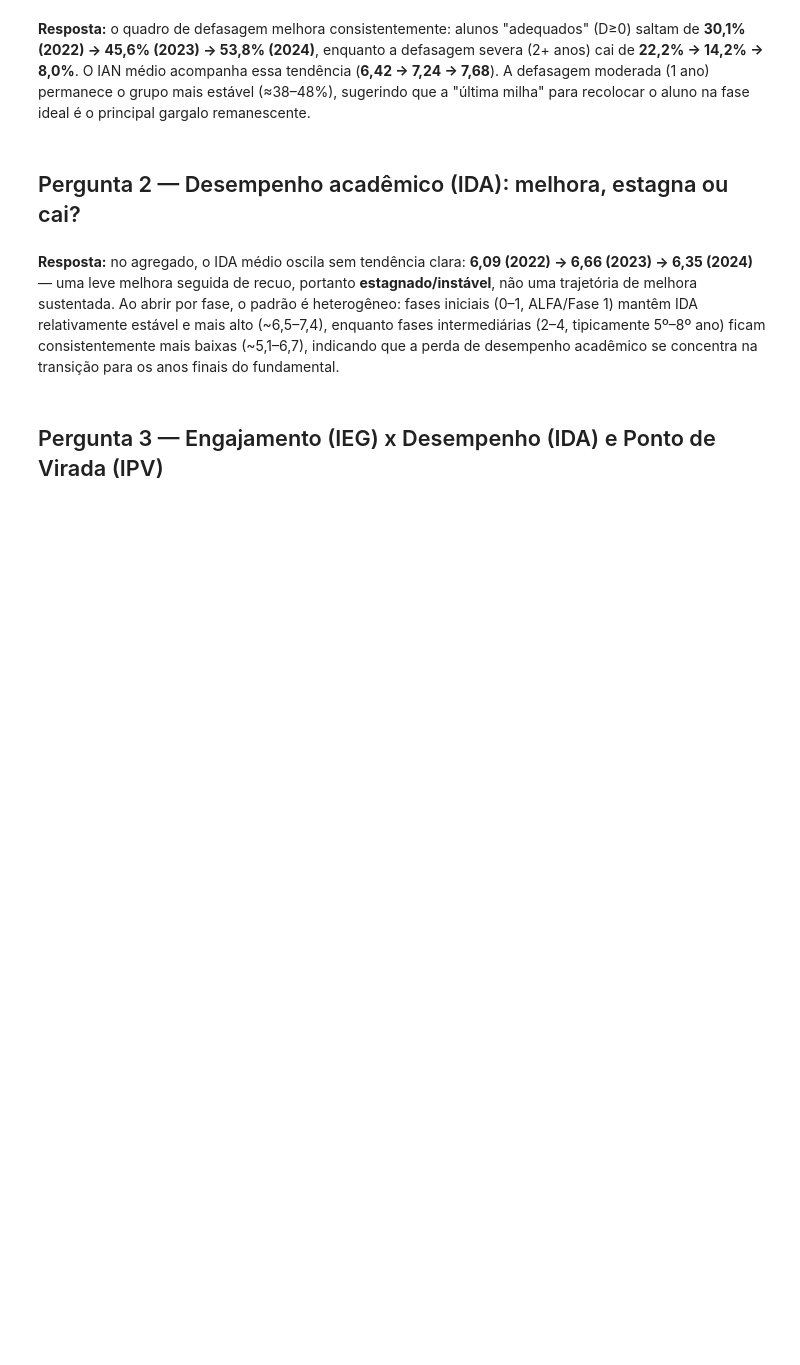
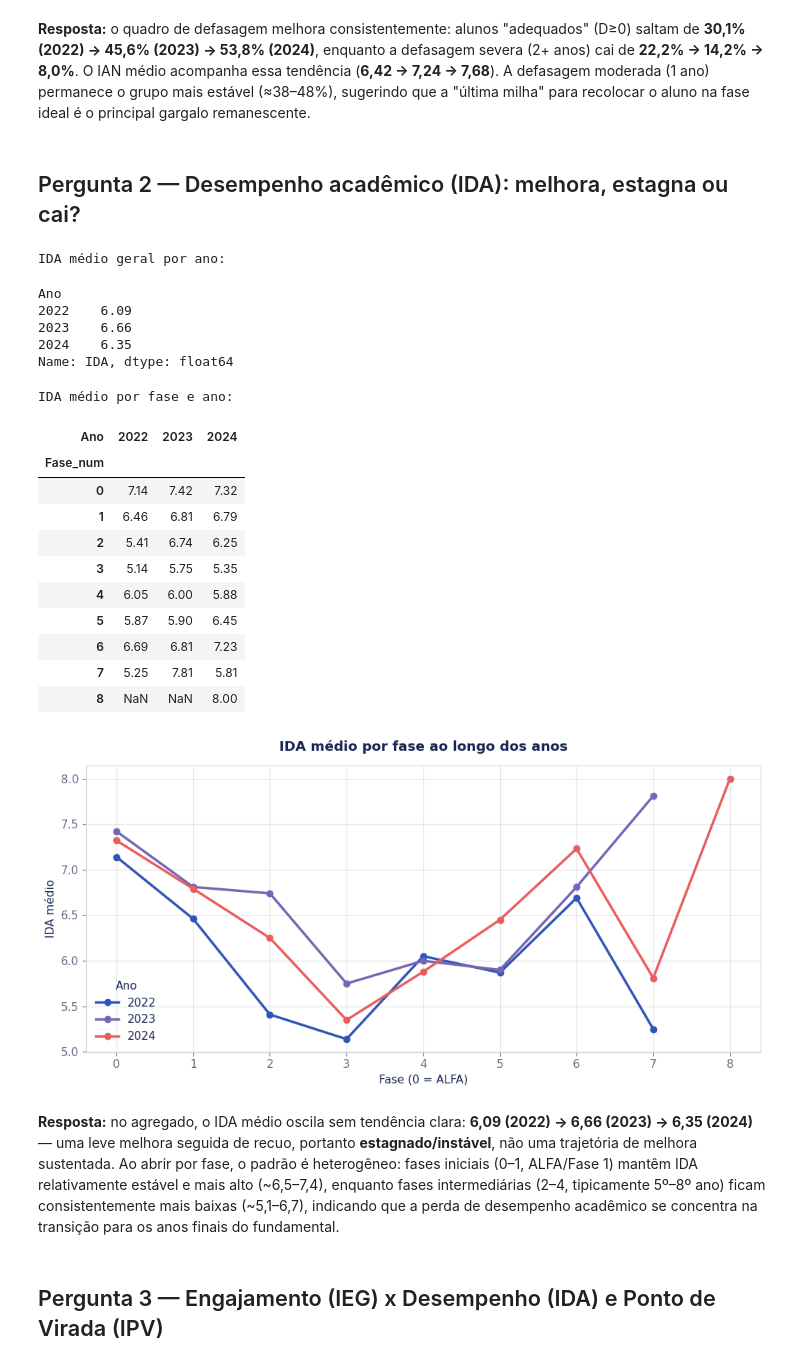
Before and after one commit to mtshto/TechChallenge-Fase5-Datathon, a Jupyter notebook: analise_pede_datathon.ipynb, the cells around one changed output. Cells and saved outputs as stored; diff of their text form; code cells hidden in the pictures; blank space fills up the shorter version.

```diff
--- a/analise_pede_datathon.ipynb
+++ b/analise_pede_datathon.ipynb
@@ -126,14 +206,35 @@ plt.tight_layout(); plt.show()
 # %%
 ida_ano = full.groupby('Ano')['IDA'].mean().round(2)
 ida_fase = full.pivot_table(index='Fase_num', columns='Ano', values='IDA', aggfunc='mean').round(2)
 
-print("IDA médio geral por ano:"); display(ida_ano)
-print("\nIDA médio por fase e ano:"); display(ida_fase)
+print('IDA médio geral por ano:'); display(ida_ano)
+print('\nIDA médio por fase e ano:'); display(ida_fase)
 
-ida_fase.plot(marker='o')
-plt.title('IDA médio por fase, ao longo dos anos')
-plt.xlabel('Fase (0=ALFA)'); plt.ylabel('IDA médio')
-plt.legend(title='Ano'); plt.tight_layout(); plt.show()
+ax = ida_fase.plot(marker='o', linewidth=2.4, markersize=6,
+                   color=[CORES['azul'], CORES['roxo'], CORES['coral']], figsize=(10, 5))
+ax.set_title('IDA médio por fase ao longo dos anos', pad=14)
+ax.set_xlabel('Fase (0 = ALFA)'); ax.set_ylabel('IDA médio'); ax.legend(title='Ano')
+plt.tight_layout(); plt.show()
+# %% [output]
+IDA médio geral por ano:
+Ano
+2022    6.09
+2023    6.66
+2024    6.35
+Name: IDA, dtype: float64
+IDA médio por fase e ano:
+| Ano | 2022 | 2023 | 2024 |
+| Fase_num |  |  |  |
+| 0 | 7.14 | 7.42 | 7.32 |
+| 1 | 6.46 | 6.81 | 6.79 |
+| 2 | 5.41 | 6.74 | 6.25 |
+| 3 | 5.14 | 5.75 | 5.35 |
+| 4 | 6.05 | 6.00 | 5.88 |
+| 5 | 5.87 | 5.90 | 6.45 |
+| 6 | 6.69 | 6.81 | 7.23 |
+| 7 | 5.25 | 7.81 | 5.81 |
+| 8 | NaN | NaN | 8.00 |
+[figure, added]
 # %% [markdown]
 **Resposta:** no agregado, o IDA médio oscila sem tendência clara: **6,09 (2022) → 6,66 (2023) → 6,35 (2024)** — uma leve melhora seguida de recuo, portanto **estagnado/instável**, não uma trajetória de melhora sustentada. Ao abrir por fase, o padrão é heterogêneo: fases iniciais (0–1, ALFA/Fase 1) mantêm IDA relativamente estável e mais alto (~6,5–7,4), enquanto fases intermediárias (2–4, tipicamente 5º–8º ano) ficam consistentemente mais baixas (~5,1–6,7), indicando que a perda de desempenho acadêmico se concentra na transição para os anos finais do fundamental.
 # %% [markdown]
```
Also changed, not shown: parts of 35 cells of this notebook.
